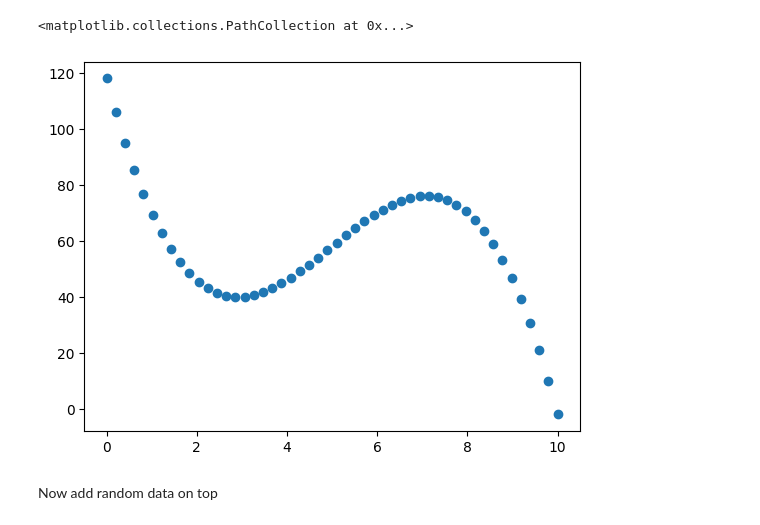
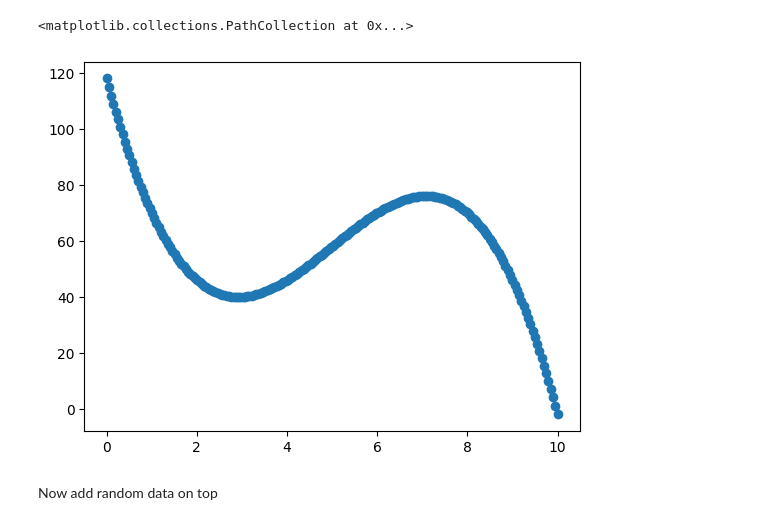
Before and after one commit to JTPiingtoh/CS109, a Jupyter notebook: poly_test.ipynb, the cells around one changed output. Cells and saved outputs as stored; diff of their text form; code cells hidden in the pictures.

```diff
--- a/poly_test.ipynb
+++ b/poly_test.ipynb
@@ -11,15 +11,15 @@ from sklearn.metrics import mean_squared_error, r2_score
 # %%
 
 base_polynomial = np.polynomial.polynomial.Polynomial.fromroots((1, 6 ,8))
 
-x , y = base_polynomial.linspace(n=50, domain=(0, 10))
+x , y = base_polynomial.linspace(n=200, domain=(0, 10))
 
 y = -y + 70
 
 plt.scatter(x,y)
 # %% [output]
 <matplotlib.collections.PathCollection at 0x...>
-[figure, old version]
+[figure, new version]
 # %% [markdown]
 Now add random data on top
 # %%
```
Also changed, not shown: parts of 8 cells of this notebook.
